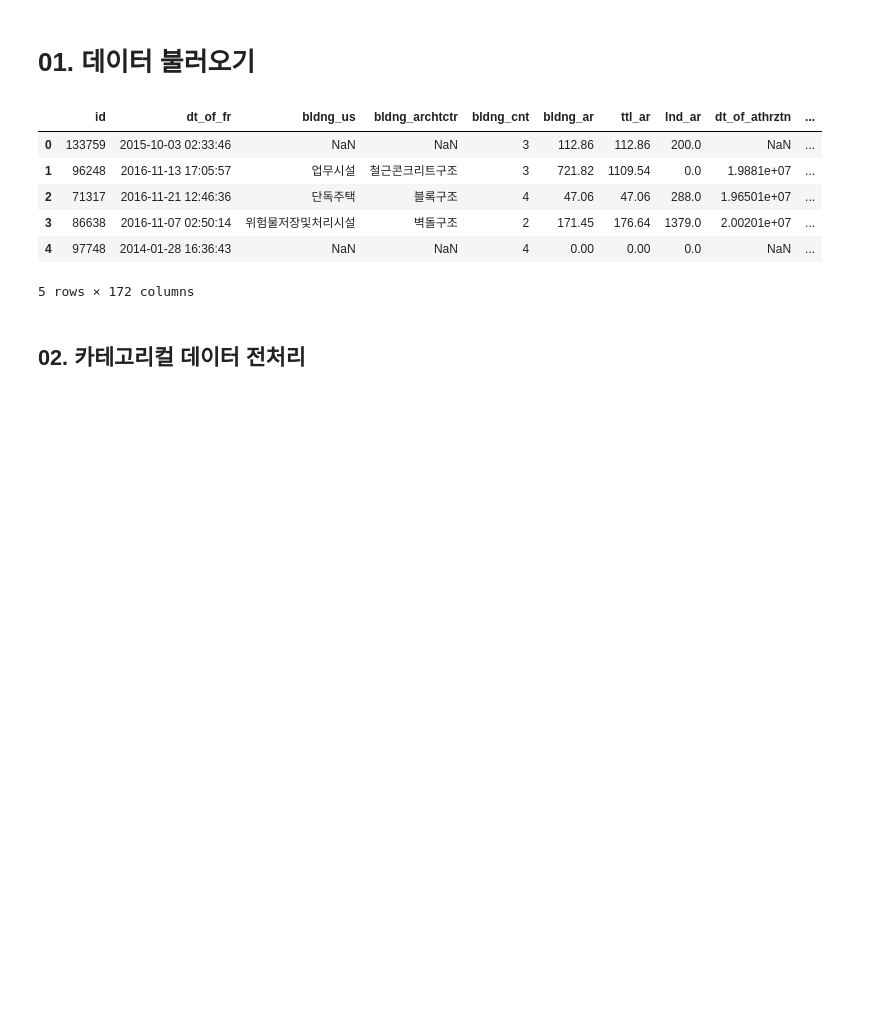
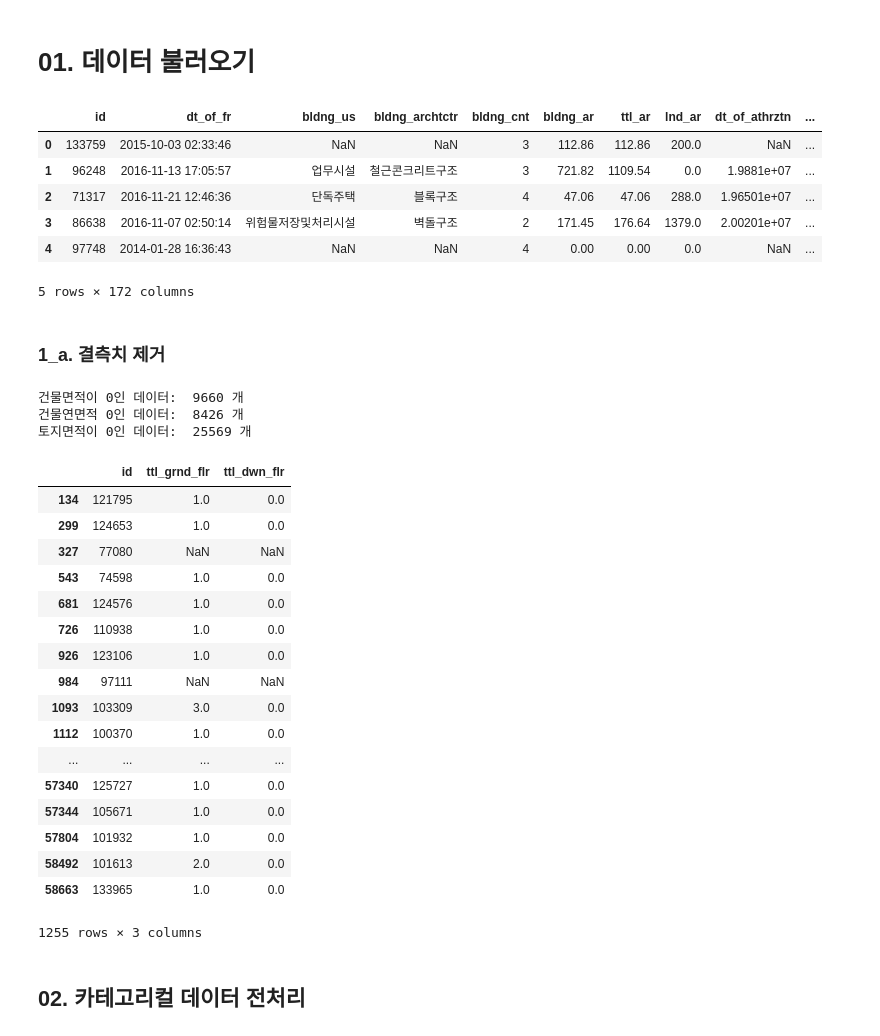
Before and after one commit to hanseul-wang/fire-prediction-model-Kimhae, a Jupyter notebook: Fire/Data_analysis/Train_Data_EDA.ipynb, the cells around one changed output. Drawn from its saved outputs; the diff is of its cells as text; code cells hidden in the pictures; blank space fills up the shorter version.

```diff
--- a/Fire/Data_analysis/Train_Data_EDA.ipynb
+++ b/Fire/Data_analysis/Train_Data_EDA.ipynb
@@ -18,6 +80,37 @@ tDB.head()
 | 3 | 86638 | 2016-11-07 02:50:14 | 위험물저장및처리시설 | 벽돌구조 | 2 | 171.45 | 176.64 | 1379.0 | 2.00201e+07 | ... |
 | 4 | 97748 | 2014-01-28 16:36:43 | NaN | NaN | 4 | 0.00 | 0.00 | 0.0 | NaN | ... |
 5 rows × 172 columns
+# %% [markdown]
+### 1_a. 결측치 제거
+# %%
+print('건물면적이 0인 데이터: ', len(tDB[tDB['bldng_ar'] == 0.00]), '개')
+print('건물연면적 0인 데이터: ', len(tDB[tDB['ttl_ar'] == 0.00]), '개')
+print('토지면적이 0인 데이터: ', len(tDB[tDB['lnd_ar'] == 0.0]), '개')
+# %% [output]
+건물면적이 0인 데이터:  9660 개
+건물연면적 0인 데이터:  8426 개
+토지면적이 0인 데이터:  25569 개
+# %%
+tDB[(tDB['bldng_ar'] == 0) & (tDB['ttl_ar'] != 0)][['id', 'bldng_ar', 'ttl_grnd_flr', 'ttl_dwn_flr']]
+# %% [output]
+|  | id | ttl_grnd_flr | ttl_dwn_flr |
+| 134 | 121795 | 1.0 | 0.0 |
+| 299 | 124653 | 1.0 | 0.0 |
+| 327 | 77080 | NaN | NaN |
+| 543 | 74598 | 1.0 | 0.0 |
+| 681 | 124576 | 1.0 | 0.0 |
+| 726 | 110938 | 1.0 | 0.0 |
+| 926 | 123106 | 1.0 | 0.0 |
+| 984 | 97111 | NaN | NaN |
+| 1093 | 103309 | 3.0 | 0.0 |
+| 1112 | 100370 | 1.0 | 0.0 |
+| ... | ... | ... | ... |
+| 57340 | 125727 | 1.0 | 0.0 |
+| 57344 | 105671 | 1.0 | 0.0 |
+| 57804 | 101932 | 1.0 | 0.0 |
+| 58492 | 101613 | 2.0 | 0.0 |
+| 58663 | 133965 | 1.0 | 0.0 |
+1255 rows × 3 columns
 # %% [markdown]
 ## 02. 카테고리컬 데이터 전처리
 # %%
```
Also changed, not shown: parts of 17 cells of this notebook.
